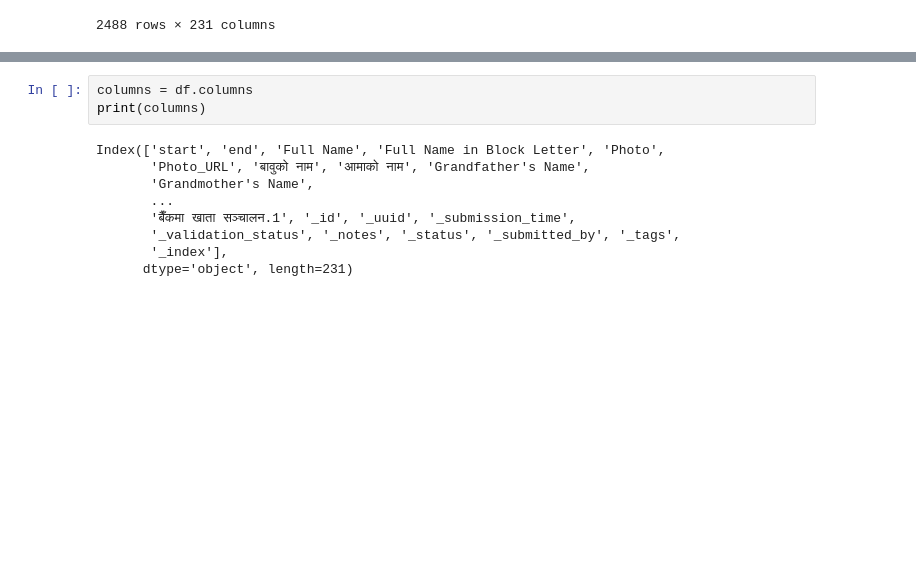
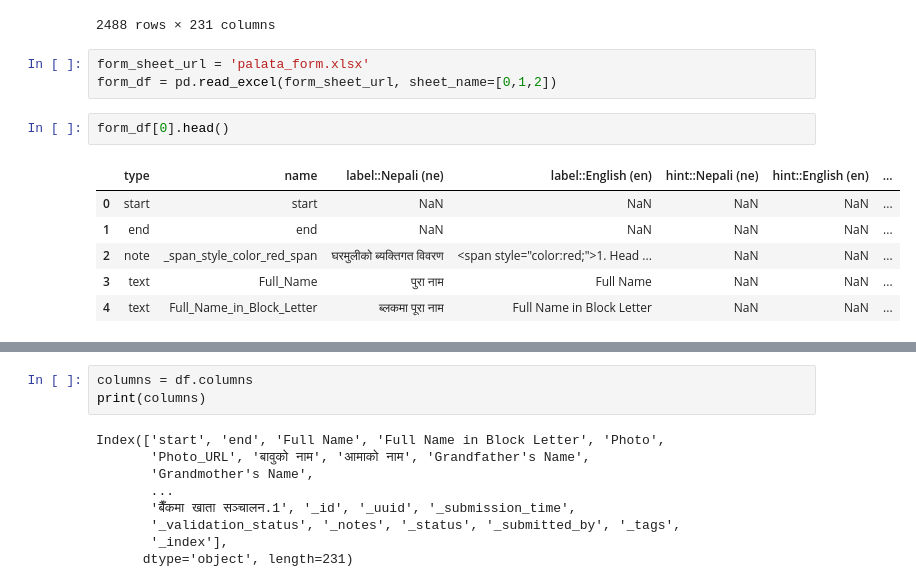
Before and after one commit to lalitmahato/digital_profile_data_migrations, a Jupyter notebook: digital_profile_data_migrations.ipynb, the cells around one changed output, grey strips where cells are left out. Cells and saved outputs as stored; diff of their text form; blank space fills up the shorter version.

```diff
--- a/digital_profile_data_migrations.ipynb
+++ b/digital_profile_data_migrations.ipynb
@@ -29,3 +29,15 @@ df
 | 2486 | 2023-03-25 16:25:49.864000+05:45 | 2023-03-25 16:35:02.856000+05:45 | गणेश बम | गणेश बम | 1679740875843.jpg | http://kc.qbitsx.com/media/origin... | मानदहादुर बम | रुपसिला बम | ... |
 | 2487 | 2023-03-25 16:35:06.953000+05:45 | 2023-03-25 17:17:00.890000+05:45 | लक्ष्मिचन्द न्यौपाने | लक्ष्मिचन्द न्यौपाने | 1679741466188.jpg | http://kc.qbitsx.com/media/origin... | काशिराम न्यौपाने | साउनी न्यौपाने | ... |
 2488 rows × 231 columns
+# %%
+form_sheet_url = 'palata_form.xlsx'
+form_df = pd.read_excel(form_sheet_url, sheet_name=[0,1,2])
+# %%
+form_df[0].head()
+# %% [output]
+|  | type | name | label::Nepali (ne) | label::English (en) | hint::Nepali (ne) | hint::English (en) | ... |
+| 0 | start | start | NaN | NaN | NaN | NaN | ... |
+| 1 | end | end | NaN | NaN | NaN | NaN | ... |
+| 2 | note | _span_style_color_red_span | घरमुलीको ब्यक्तिगत विवरण | <span style="color:red;">1. Head ... | NaN | NaN | ... |
+| 3 | text | Full_Name | पुरा नाम | Full Name | NaN | NaN | ... |
+| 4 | text | Full_Name_in_Block_Letter | ब्लकमा पूरा नाम | Full Name in Block Letter | NaN | NaN | ... |
```
Also changed, not shown: parts of 15 cells of this notebook, 1 other file.
